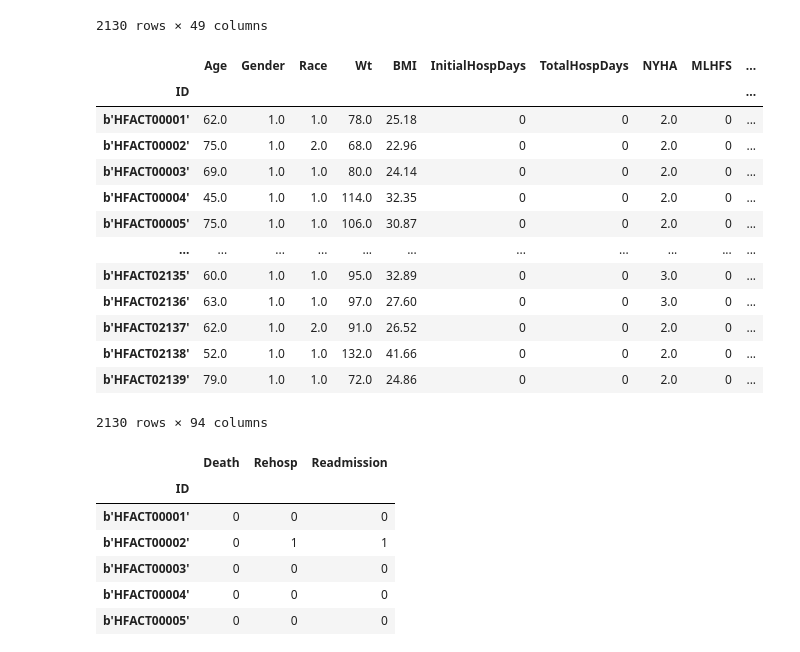
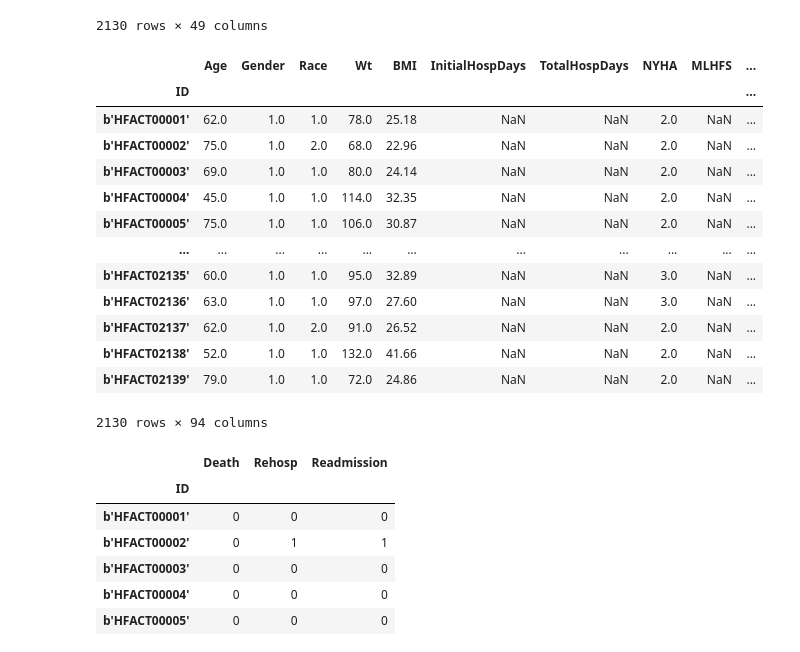
Before and after one commit to jozieLamp/CARNA, a Jupyter notebook: Risk Score Comparison/HF-Action Data Preprocessing_CRS.ipynb, the cells around one changed output. Cells and saved outputs as stored; diff of their text form; code cells hidden in the pictures.

```diff
--- a/Risk Score Comparison/HF-Action Data Preprocessing_CRS.ipynb
+++ b/Risk Score Comparison/HF-Action Data Preprocessing_CRS.ipynb
@@ -563,45 +563,45 @@ varz = ['Age', 'Gender', 'Race', 'Wt', 'BMI', 'InitialHospDays',
        'MALIG', 'RENAL', 'SMOKING', 'STERD', 'StrokeTIA', 'VAHD', 'VF', 'VHD',
        'VT', 'ISCH', 'NonISCH', 'CABG', 'HTRANS', 'ICD', 'PACE', 'PTCI',
        'SixFtWlk', 'VO2', 'ALB', 'ALT', 'AST', 'BUN', 'CRT', 'DIAL', 'HEC',
        'HEM', 'PLA', 'POT', 'SOD', 'TALB', 'TOTP', 'WBC', 'ACE', 'BET', 'NIT',
        'DIUR', 'DIURDSE', 'FurosemideDse', 'Bumetanide', 'Torsemide', 'INOT',
        'EjF', 'BPDIAS', 'BPSYS', 'HR', 'RAP', 'PAS', 'PAD', 'PAMN', 'PCWP',
        'CO', 'CI', 'SVR', 'MIXED', 'HRTRT', 'RAT', 'MAP', 'MPAP', 'CPI', 'PP',
        'PPP', 'PAPP', 'PPRatio', 'PAPi', 'SAPi', 'CPP', 'PRAPRat', 'BNP',
        'CPR', 'MEVT', 'HGB', 'URIC', 'TOTChol']
 
 
 giantList = []
 for i in range(len(cohort)):
     df = cohort.iloc[i]
     row = []
     row.append(df.name)
     for col in varz:
         if col in cohort.columns: #value for both
             row.append(df[col])
         else:
-            row.append(0)
+            row.append(np.nan)
 
     giantList.append(row)
 
 varz.insert(0, 'ID')
 allData = pd.DataFrame(giantList, columns=varz).set_index('ID', drop=True)
 
 allData
 # %% [output]
 |  | Age | Gender | Race | Wt | BMI | InitialHospDays | TotalHospDays | NYHA | MLHFS | ... |
 | ID |  |  |  |  |  |  |  |  |  | ... |
-| b'HFACT00001' | 62.0 | 1.0 | 1.0 | 78.0 | 25.18 | 0 | 0 | 2.0 | 0 | ... |
-| b'HFACT00002' | 75.0 | 1.0 | 2.0 | 68.0 | 22.96 | 0 | 0 | 2.0 | 0 | ... |
-| b'HFACT00003' | 69.0 | 1.0 | 1.0 | 80.0 | 24.14 | 0 | 0 | 2.0 | 0 | ... |
-| b'HFACT00004' | 45.0 | 1.0 | 1.0 | 114.0 | 32.35 | 0 | 0 | 2.0 | 0 | ... |
-| b'HFACT00005' | 75.0 | 1.0 | 1.0 | 106.0 | 30.87 | 0 | 0 | 2.0 | 0 | ... |
+| b'HFACT00001' | 62.0 | 1.0 | 1.0 | 78.0 | 25.18 | NaN | NaN | 2.0 | NaN | ... |
+| b'HFACT00002' | 75.0 | 1.0 | 2.0 | 68.0 | 22.96 | NaN | NaN | 2.0 | NaN | ... |
+| b'HFACT00003' | 69.0 | 1.0 | 1.0 | 80.0 | 24.14 | NaN | NaN | 2.0 | NaN | ... |
+| b'HFACT00004' | 45.0 | 1.0 | 1.0 | 114.0 | 32.35 | NaN | NaN | 2.0 | NaN | ... |
+| b'HFACT00005' | 75.0 | 1.0 | 1.0 | 106.0 | 30.87 | NaN | NaN | 2.0 | NaN | ... |
 | ... | ... | ... | ... | ... | ... | ... | ... | ... | ... | ... |
-| b'HFACT02135' | 60.0 | 1.0 | 1.0 | 95.0 | 32.89 | 0 | 0 | 3.0 | 0 | ... |
-| b'HFACT02136' | 63.0 | 1.0 | 1.0 | 97.0 | 27.60 | 0 | 0 | 3.0 | 0 | ... |
-| b'HFACT02137' | 62.0 | 1.0 | 2.0 | 91.0 | 26.52 | 0 | 0 | 2.0 | 0 | ... |
-| b'HFACT02138' | 52.0 | 1.0 | 1.0 | 132.0 | 41.66 | 0 | 0 | 2.0 | 0 | ... |
-| b'HFACT02139' | 79.0 | 1.0 | 1.0 | 72.0 | 24.86 | 0 | 0 | 2.0 | 0 | ... |
+| b'HFACT02135' | 60.0 | 1.0 | 1.0 | 95.0 | 32.89 | NaN | NaN | 3.0 | NaN | ... |
+| b'HFACT02136' | 63.0 | 1.0 | 1.0 | 97.0 | 27.60 | NaN | NaN | 3.0 | NaN | ... |
+| b'HFACT02137' | 62.0 | 1.0 | 2.0 | 91.0 | 26.52 | NaN | NaN | 2.0 | NaN | ... |
+| b'HFACT02138' | 52.0 | 1.0 | 1.0 | 132.0 | 41.66 | NaN | NaN | 2.0 | NaN | ... |
+| b'HFACT02139' | 79.0 | 1.0 | 1.0 | 72.0 | 24.86 | NaN | NaN | 2.0 | NaN | ... |
 2130 rows × 94 columns
 # %%
 #save to file
```
Also changed, not shown: parts of 1 cell of this notebook, 14 other files.
